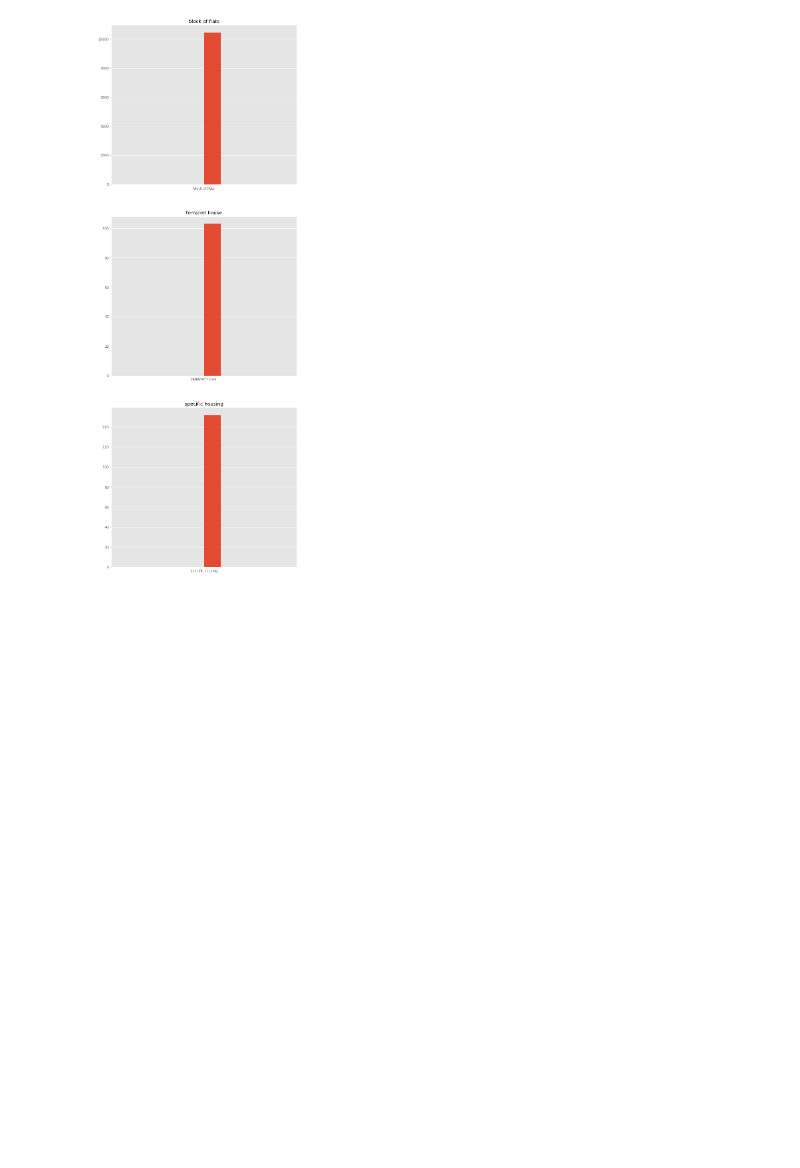
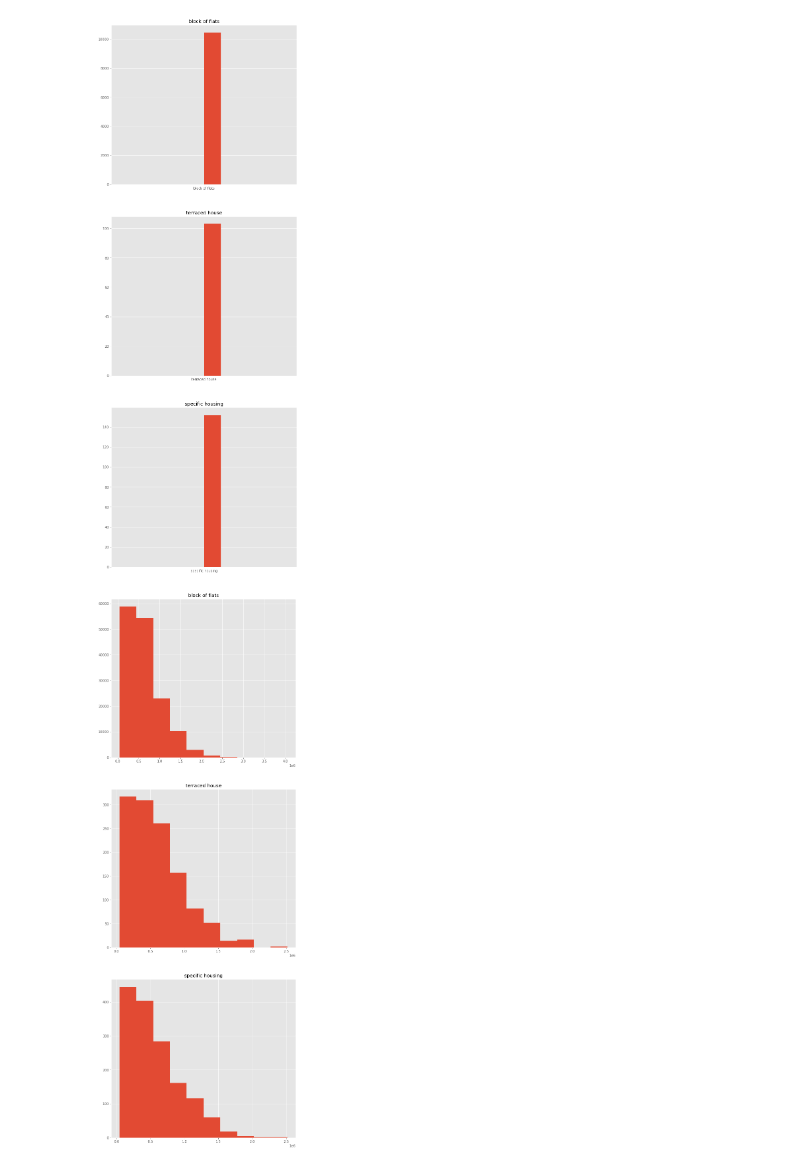
Before and after one commit to alexchen0228/Mechine_Learnig100Day, a Jupyter notebook: Day_019_HW.ipynb, the cells around one changed output. Drawn from its saved outputs; the diff is of its cells as text; code cells hidden in the pictures; blank space fills up the shorter version.

```diff
--- a/Day_019_HW.ipynb
+++ b/Day_019_HW.ipynb
@@ -68,3 +68,19 @@ for i in range(len(unique_house_type)):
 plt.show()
 # %% [output]
 [figure]
+# %%
+unique_house_type = app_train['HOUSETYPE_MODE'].unique()
+nrows = len(unique_house_type)
+ncols = nrows//2
+
+plt.figure(figsize=(10,30))
+for i in range(len(unique_house_type)):
+    plt.subplot(nrows, ncols, i+1)
+    """
+    Your Code Here
+    """
+    app_train.loc[(app_train['HOUSETYPE_MODE'] == unique_house_type[i]) ,"AMT_CREDIT"].hist()
+    plt.title(str(unique_house_type[i]))
+plt.show()
+# %% [output]
+[figure, added]
```
